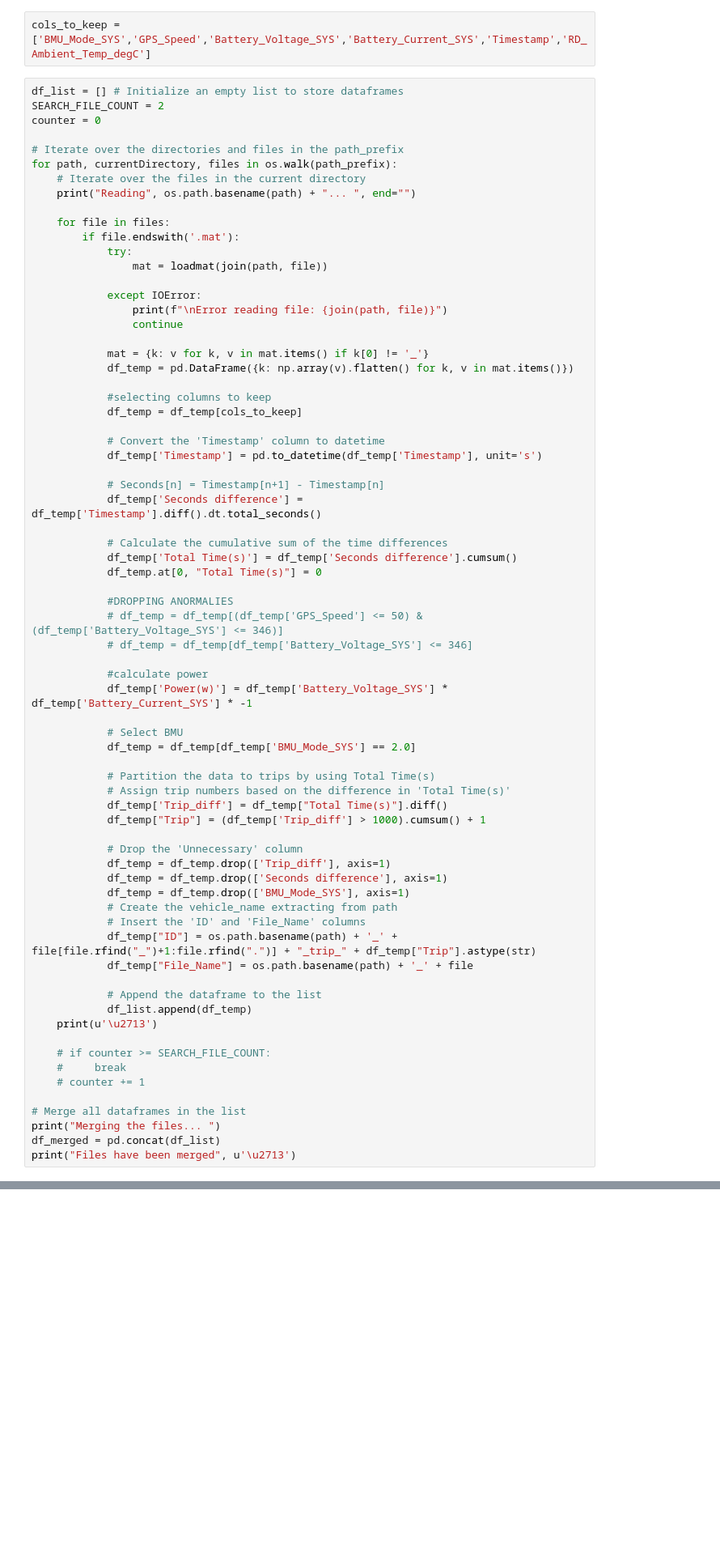
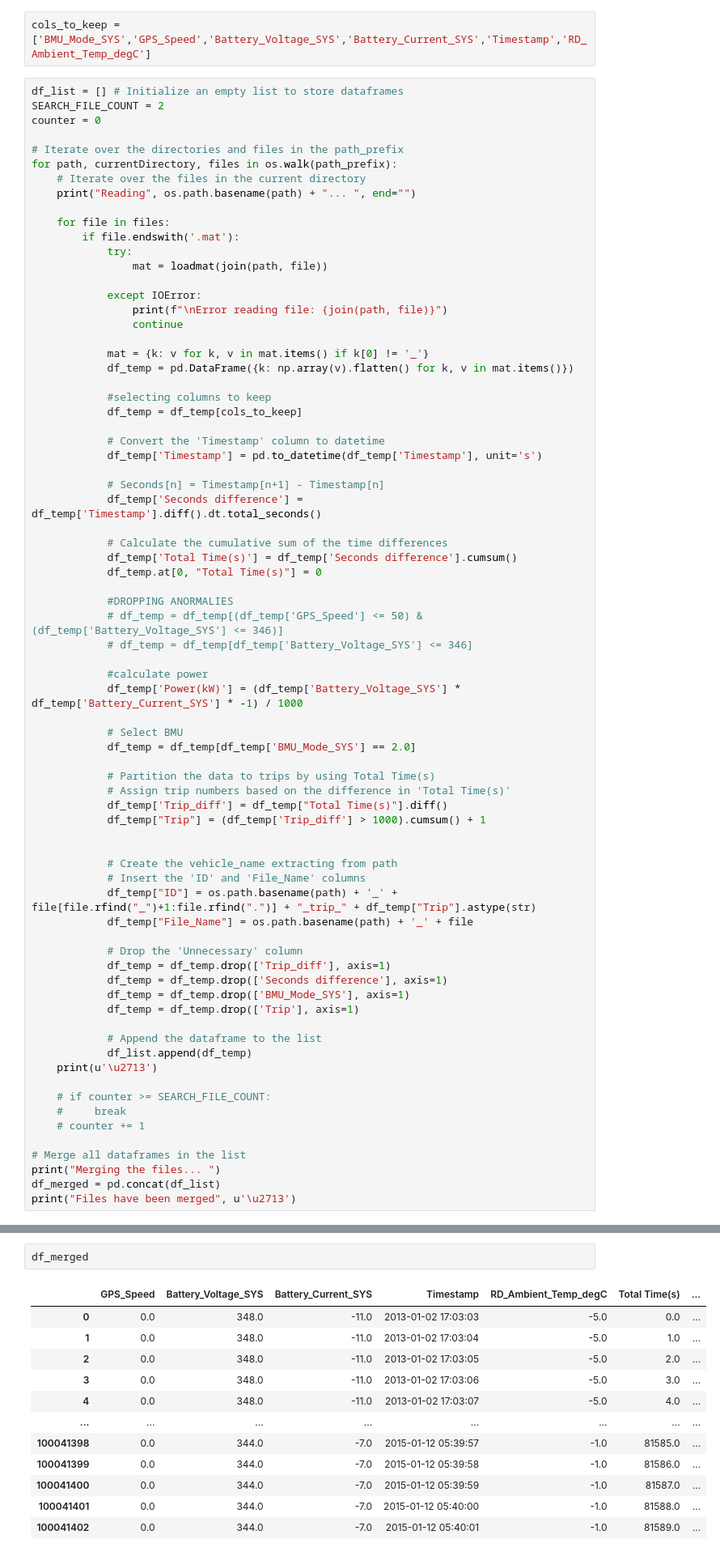
Before and after one commit to ydelipinar/Data_Based_Vehicle_Energy_Consumption_Modeling, a Jupyter notebook: ENS491_492_Project.ipynb, the cells around one changed output, grey strips where cells are left out. Shown: that part at 81% size. Cells and saved outputs as stored; diff of their text form; blank space fills up the shorter version.

```diff
--- a/ENS491_492_Project.ipynb
+++ b/ENS491_492_Project.ipynb
@@ -332,7 +332,7 @@ for path, currentDirectory, files in os.walk(path_prefix):
             # df_temp = df_temp[df_temp['Battery_Voltage_SYS'] <= 346]
 
             #calculate power
-            df_temp['Power(w)'] = df_temp['Battery_Voltage_SYS'] * df_temp['Battery_Current_SYS'] * -1
+            df_temp['Power(kW)'] = (df_temp['Battery_Voltage_SYS'] * df_temp['Battery_Current_SYS'] * -1) / 1000
 
             # Select BMU
             df_temp = df_temp[df_temp['BMU_Mode_SYS'] == 2.0]
@@ -342,14 +342,17 @@ for path, currentDirectory, files in os.walk(path_prefix):
             df_temp['Trip_diff'] = df_temp["Total Time(s)"].diff()
             df_temp["Trip"] = (df_temp['Trip_diff'] > 1000).cumsum() + 1
 
+
+            # Create the vehicle_name extracting from path
+            # Insert the 'ID' and 'File_Name' columns
+            df_temp["ID"] = os.path.basename(path) + '_' + file[file.rfind("_")+1:file.rfind(".")] + "_trip_" + df_temp["Trip"].astype(str)
+            df_temp["File_Name"] = os.path.basename(path) + '_' + file
+
             # Drop the 'Unnecessary' column
             df_temp = df_temp.drop(['Trip_diff'], axis=1)
             df_temp = df_temp.drop(['Seconds difference'], axis=1)
             df_temp = df_temp.drop(['BMU_Mode_SYS'], axis=1)
-            # Create the vehicle_name extracting from path
-            # Insert the 'ID' and 'File_Name' columns
-            df_temp["ID"] = os.path.basename(path) + '_' + file[file.rfind("_")+1:file.rfind(".")] + "_trip_" + df_temp["Trip"].astype(str)
-            df_temp["File_Name"] = os.path.basename(path) + '_' + file
+            df_temp = df_temp.drop(['Trip'], axis=1)
 
             # Append the dataframe to the list
             df_list.append(df_temp)
@@ -365,0 +395,15 @@ print("Files have been merged", u'\u2713')
+# %%
+df_merged
+# %% [output]
+|  | GPS_Speed | Battery_Voltage_SYS | Battery_Current_SYS | Timestamp | RD_Ambient_Temp_degC | Total Time(s) | ... |
+| 0 | 0.0 | 348.0 | -11.0 | 2013-01-02 17:03:03 | -5.0 | 0.0 | ... |
+| 1 | 0.0 | 348.0 | -11.0 | 2013-01-02 17:03:04 | -5.0 | 1.0 | ... |
+| 2 | 0.0 | 348.0 | -11.0 | 2013-01-02 17:03:05 | -5.0 | 2.0 | ... |
+| 3 | 0.0 | 348.0 | -11.0 | 2013-01-02 17:03:06 | -5.0 | 3.0 | ... |
+| 4 | 0.0 | 348.0 | -11.0 | 2013-01-02 17:03:07 | -5.0 | 4.0 | ... |
+| ... | ... | ... | ... | ... | ... | ... | ... |
+| 100041398 | 0.0 | 344.0 | -7.0 | 2015-01-12 05:39:57 | -1.0 | 81585.0 | ... |
+| 100041399 | 0.0 | 344.0 | -7.0 | 2015-01-12 05:39:58 | -1.0 | 81586.0 | ... |
+| 100041400 | 0.0 | 344.0 | -7.0 | 2015-01-12 05:39:59 | -1.0 | 81587.0 | ... |
+| 100041401 | 0.0 | 344.0 | -7.0 | 2015-01-12 05:40:00 | -1.0 | 81588.0 | ... |
+| 100041402 | 0.0 | 344.0 | -7.0 | 2015-01-12 05:40:01 | -1.0 | 81589.0 | ... |
```
Also changed, not shown: parts of 19 cells of this notebook.
